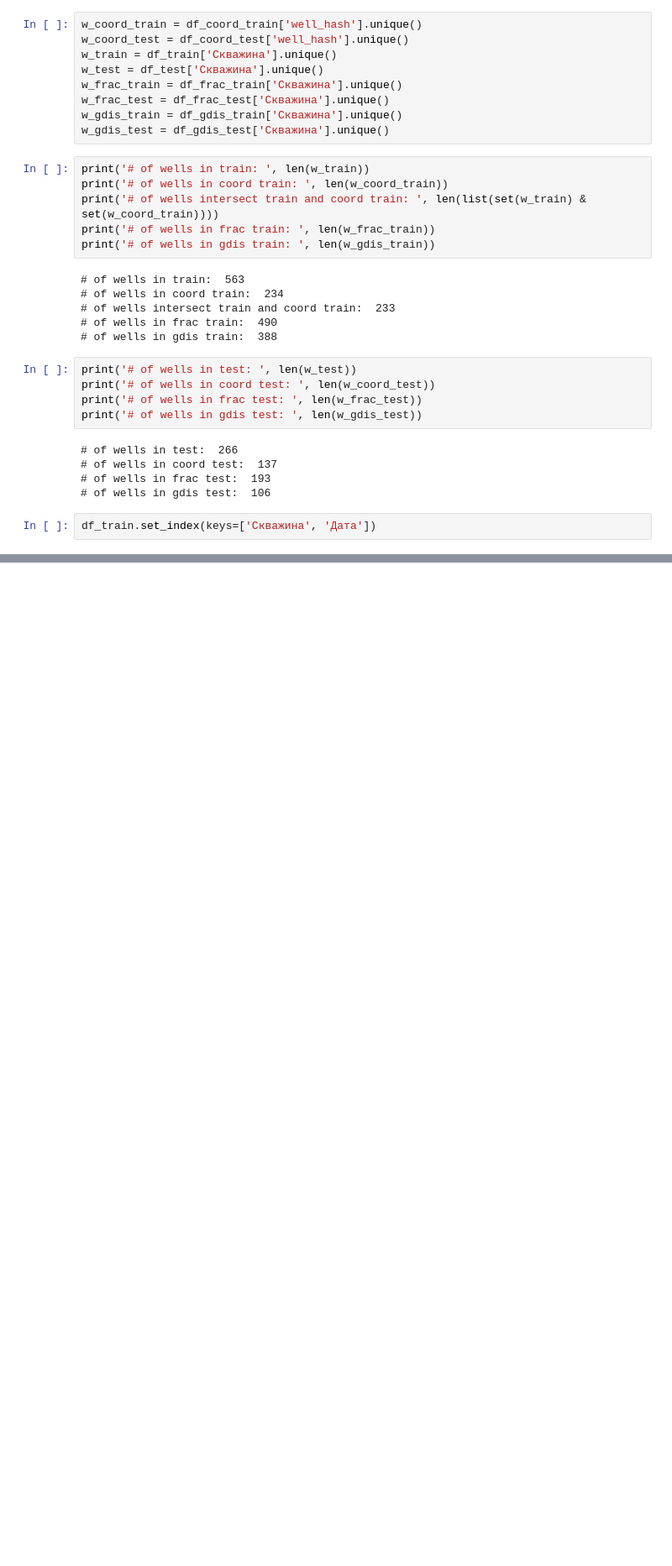
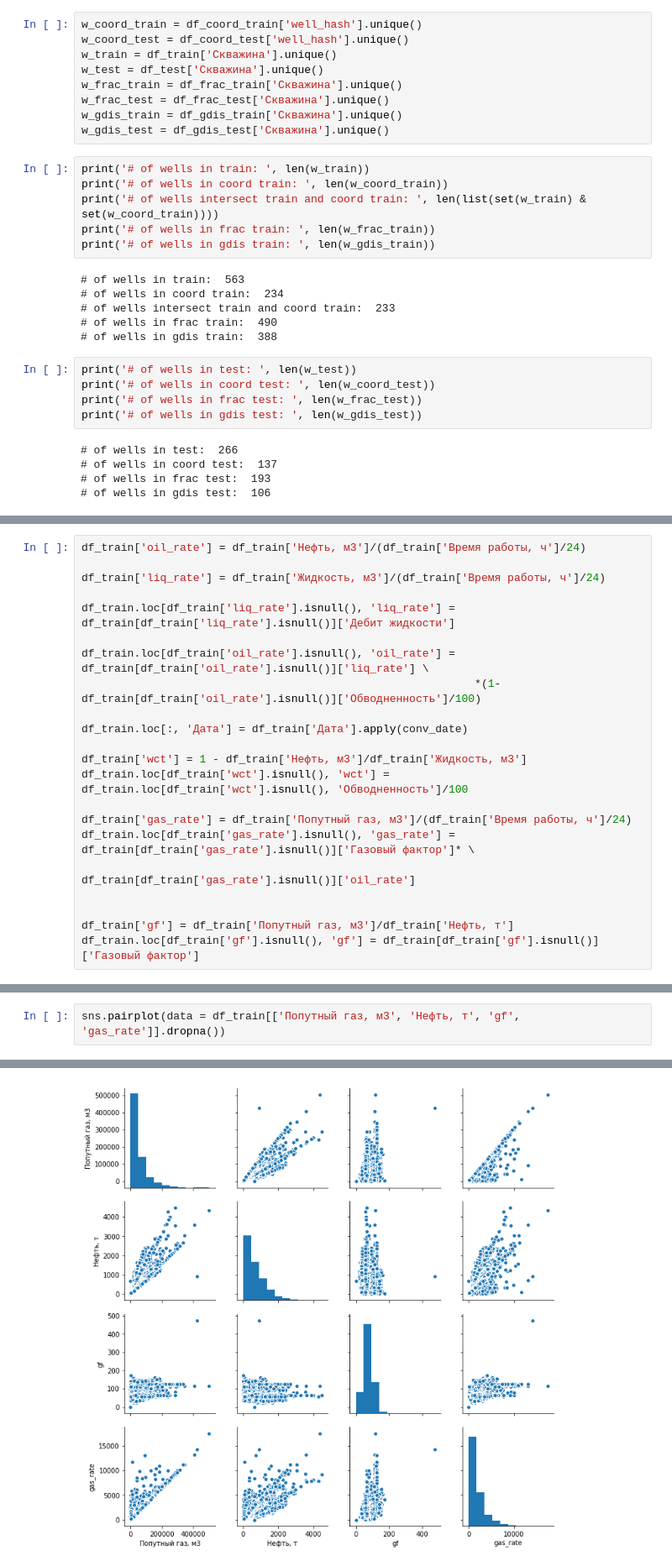
Before and after one commit to koskotG/gpn_comp, a Jupyter notebook: kg_eda.ipynb, the cells around one changed output, grey strips where cells are left out. Shown at 84% size. Saved outputs shown, nothing was run; the diff lists cells and outputs as text; blank space fills up the shorter version.

```diff
--- a/kg_eda.ipynb
+++ b/kg_eda.ipynb
@@ -86,5 +86,3 @@ print('# of wells in gdis test: ', len(w_gdis_test))
 # of wells in coord test:  137
 # of wells in frac test:  193
 # of wells in gdis test:  106
-# %%
-df_train.set_index(keys=['Скважина', 'Дата'])
@@ -125,0 +89,22 @@ df_train.loc[:, 'Дата'] = df_train['Дата'].apply(conv_date)
+# %%
+df_train['oil_rate'] = df_train['Нефть, м3']/(df_train['Время работы, ч']/24)
+
+df_train['liq_rate'] = df_train['Жидкость, м3']/(df_train['Время работы, ч']/24)
+
+df_train.loc[df_train['liq_rate'].isnull(), 'liq_rate'] = df_train[df_train['liq_rate'].isnull()]['Дебит жидкости']
+
+df_train.loc[df_train['oil_rate'].isnull(), 'oil_rate'] = df_train[df_train['oil_rate'].isnull()]['liq_rate'] \
+                                                            *(1-df_train[df_train['oil_rate'].isnull()]['Обводненность']/100)
+
+df_train.loc[:, 'Дата'] = df_train['Дата'].apply(conv_date)
+
+df_train['wct'] = 1 - df_train['Нефть, м3']/df_train['Жидкость, м3']
+df_train.loc[df_train['wct'].isnull(), 'wct'] = df_train.loc[df_train['wct'].isnull(), 'Обводненность']/100
+
+df_train['gas_rate'] = df_train['Попутный газ, м3']/(df_train['Время работы, ч']/24)
+df_train.loc[df_train['gas_rate'].isnull(), 'gas_rate'] = df_train[df_train['gas_rate'].isnull()]['Газовый фактор']* \
+                                                           df_train[df_train['gas_rate'].isnull()]['oil_rate']
+
+
+df_train['gf'] = df_train['Попутный газ, м3']/df_train['Нефть, т']
+df_train.loc[df_train['gf'].isnull(), 'gf'] = df_train[df_train['gf'].isnull()]['Газовый фактор']
@@ -161,0 +135,3 @@ df_train_temp[df_train_temp['Скважина']=='a2d46cb2c0cce62767b4cd7dacc28d
+# %%
+sns.pairplot(data = df_train[['Попутный газ, м3', 'Нефть, т', 'gf', 'gas_rate']].dropna())
+# %% [output]
@@ -162 +139,2 @@ df_train_temp[df_train_temp['Скважина']=='a2d46cb2c0cce62767b4cd7dacc28d
+[figure, added]
 # %%
```
Also changed, not shown: parts of 36 cells of this notebook.
